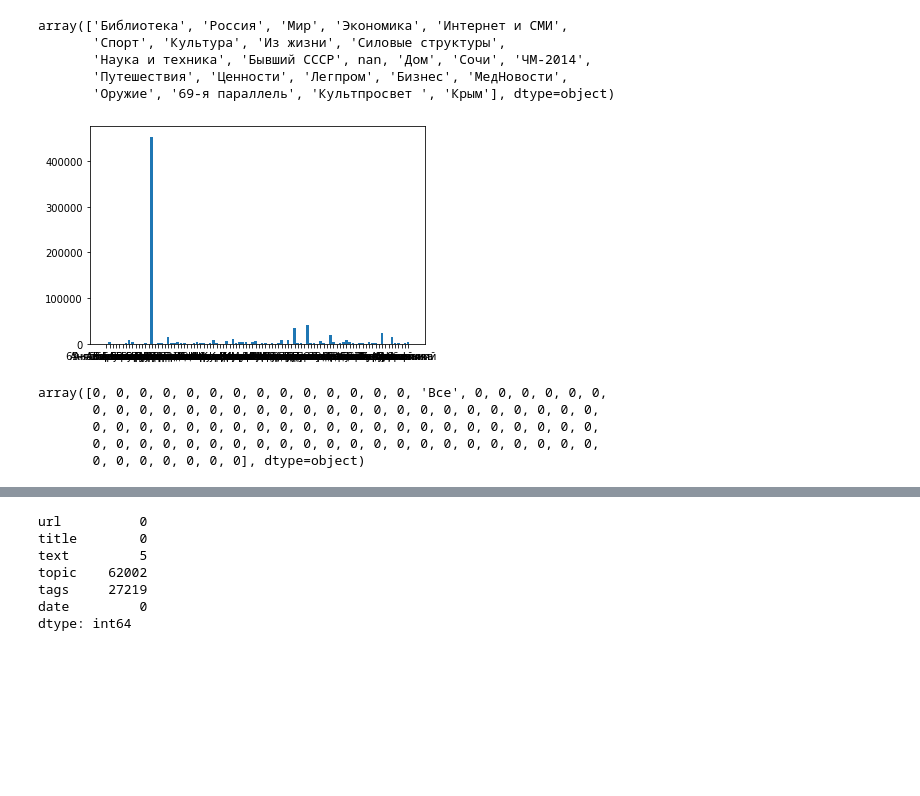
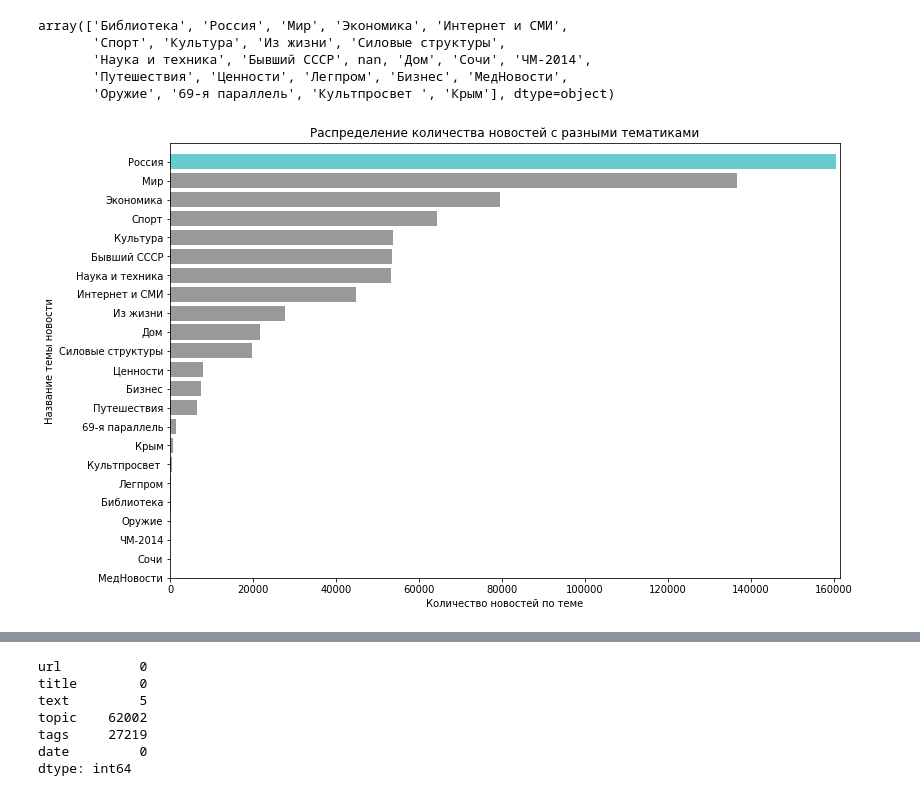
Before and after one commit to dokapoka/paper_text_classification, a Jupyter notebook: text_classification_code.ipynb, the cells around one changed output, grey strips where cells are left out. Cells and saved outputs as stored; diff of their text form; code cells hidden in the pictures; blank space fills up the shorter version.

```diff
--- a/text_classification_code.ipynb
+++ b/text_classification_code.ipynb
@@ -73,17 +72,17 @@ array(['Библиотека', 'Россия', 'Мир', 'Экономика', '
        'Наука и техника', 'Бывший СССР', nan, 'Дом', 'Сочи', 'ЧМ-2014',
        'Путешествия', 'Ценности', 'Легпром', 'Бизнес', 'МедНовости',
        'Оружие', '69-я параллель', 'Культпросвет ', 'Крым'], dtype=object)
-# %%
-tags_count = news.tags.groupby(news.tags).count()
-plt.bar(tags_count.index, tags_count)
-plt.show()
-# %% [output]
-[figure, removed]
-# %%
-np.where(tags_count==max(tags_count),tags_count.index,0)
-# %% [output]
-array([0, 0, 0, 0, 0, 0, 0, 0, 0, 0, 0, 0, 0, 0, 'Все', 0, 0, 0, 0, 0, 0,
-       0, 0, 0, 0, 0, 0, 0, 0, 0, 0, 0, 0, 0, 0, 0, 0, 0, 0, 0, 0, 0, 0,
-       0, 0, 0, 0, 0, 0, 0, 0, 0, 0, 0, 0, 0, 0, 0, 0, 0, 0, 0, 0, 0, 0,
-       0, 0, 0, 0, 0, 0, 0, 0, 0, 0, 0, 0, 0, 0, 0, 0, 0, 0, 0, 0, 0, 0,
-       0, 0, 0, 0, 0, 0, 0], dtype=object)
+# %%
+topic_count = news.topic.groupby(news.topic).count().sort_values()
+
+plt.figure(figsize=(12, 8))
+colors = ['#999999']*(len(topic_count)-1)+['#66CCCC']
+plt.barh(topic_count.index, topic_count, color=colors)
+plt.title('Распределение количества новостей с разными тематиками')
+plt.xlabel('Количество новостей по теме')
+plt.ylabel('Название темы новости')
+plt.xlim(0, max(topic_count)+1000)
+plt.ylim(0, len(topic_count))
+plt.show()
+# %% [output]
+[figure, added]
```
Also changed, not shown: parts of 47 cells of this notebook, 4 other files.
